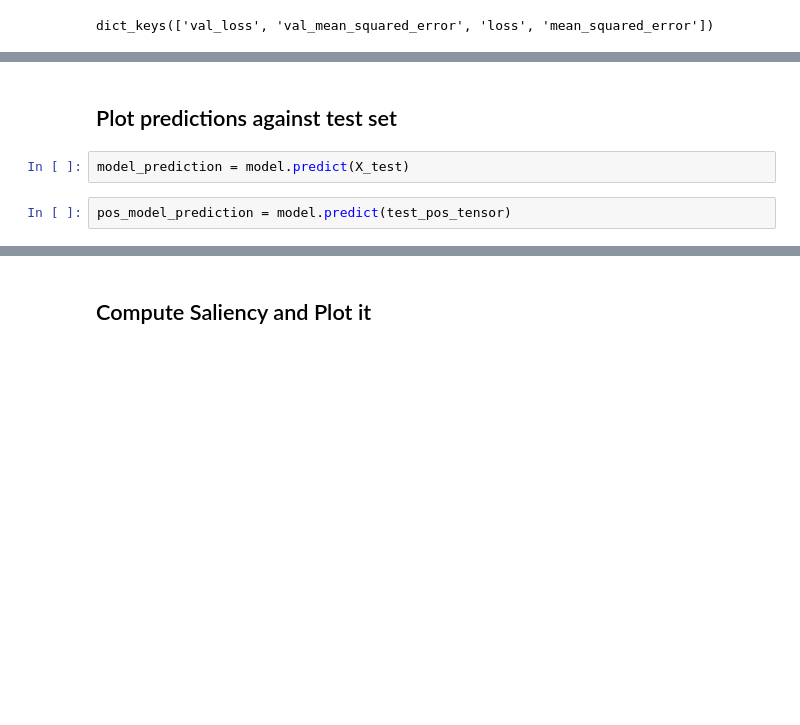
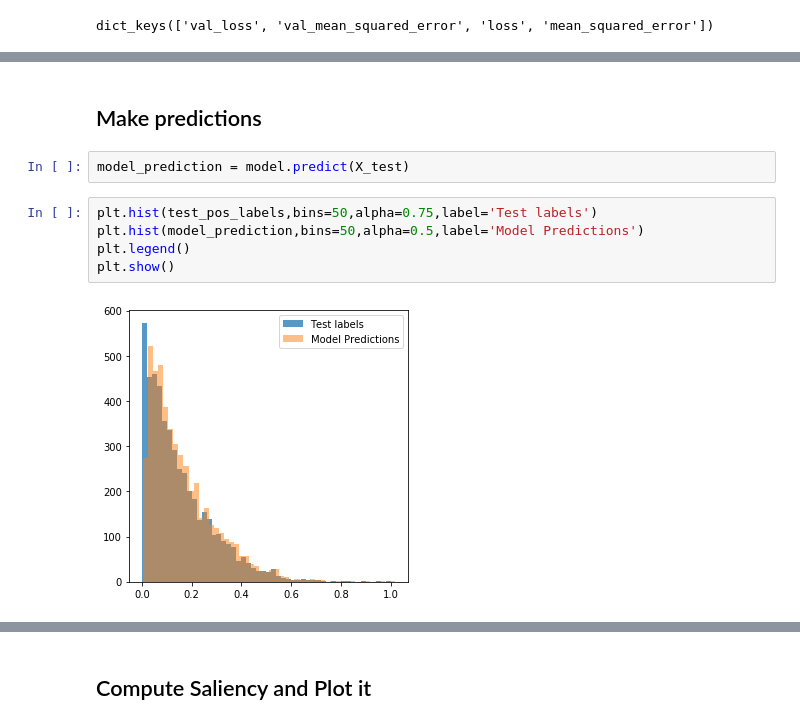
Before and after one commit to atareen/Regression-with-convolutional-neural-networks, a Jupyter notebook: CNN_RNAP_Seq_Regression.ipynb, the cells around one changed output, grey strips where cells are left out. Cells and saved outputs as stored; diff of their text form; blank space fills up the shorter version.

```diff
--- a/CNN_RNAP_Seq_Regression.ipynb
+++ b/CNN_RNAP_Seq_Regression.ipynb
@@ -280,7 +383,12 @@ Convolution parameter shape: (41, 4, 41)
-# %% [markdown]
-## Plot predictions against test set
+# %% [markdown]
+## Make predictions
 # %%
 model_prediction = model.predict(X_test)
-# %%
-pos_model_prediction = model.predict(test_pos_tensor)
+# %%
+plt.hist(test_pos_labels,bins=50,alpha=0.75,label='Test labels')
+plt.hist(model_prediction,bins=50,alpha=0.5,label='Model Predictions')
+plt.legend()
+plt.show()
+# %% [output]
+[figure, added]
 # %%
```
Also changed, not shown: parts of 41 cells of this notebook, 1 other file.
